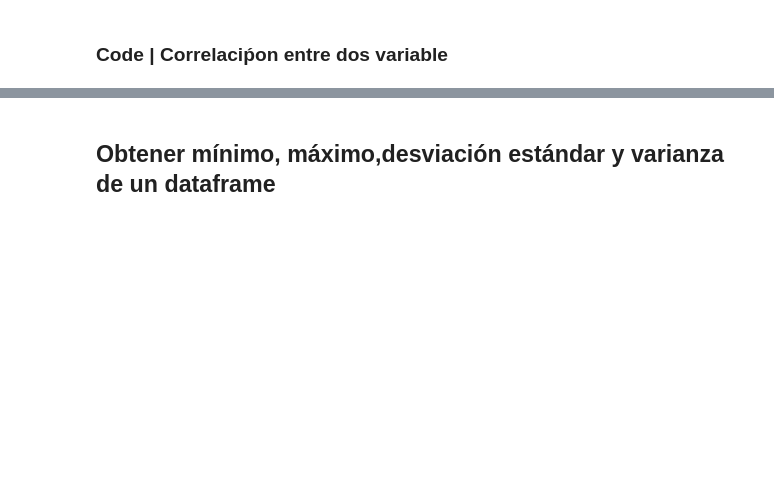
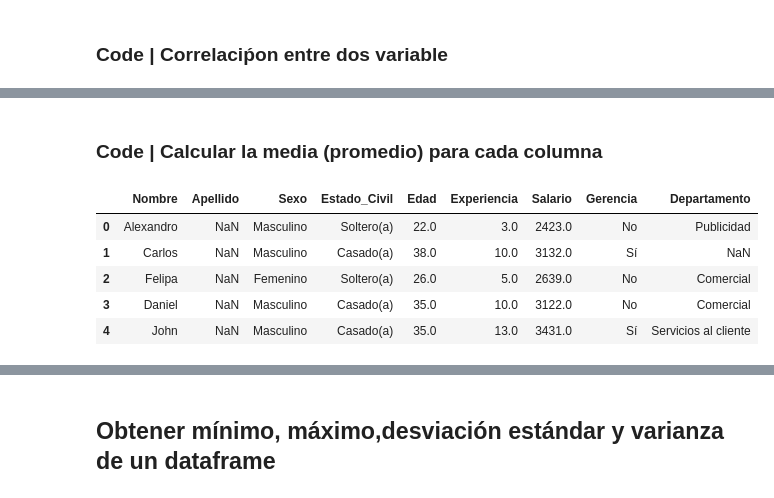
Before and after one commit to Vizuetcf09/desafio-programacion-python-ciencia-datos-3080127, a Jupyter notebook: desafio-programacion-python-ciencia-datos-3080127/02_procedimiento_y_analisis_de_datos/02_01_Correlacion_entre_dos_variables.ipynb, the cells around one changed output, grey strips where cells are left out. Saved outputs shown, nothing was run; the diff lists cells and outputs as text; code cells hidden in the pictures; blank space fills up the shorter version.

```diff
--- a/desafio-programacion-python-ciencia-datos-3080127/02_procedimiento_y_analisis_de_datos/02_01_Correlacion_entre_dos_variables.ipynb
+++ b/desafio-programacion-python-ciencia-datos-3080127/02_procedimiento_y_analisis_de_datos/02_01_Correlacion_entre_dos_variables.ipynb
@@ -51,0 +77,13 @@ import seaborn as sns
+# %% [markdown]
+### Code | Calcular la media (promedio) para cada columna
+# %%
+### Code | Calcular la media (promedio) para cada columna
+
+df.head()
+# %% [output]
+|  | Nombre | Apellido | Sexo | Estado_Civil | Edad | Experiencia | Salario | Gerencia | Departamento |
+| 0 | Alexandro | NaN | Masculino | Soltero(a) | 22.0 | 3.0 | 2423.0 | No | Publicidad |
+| 1 | Carlos | NaN | Masculino | Casado(a) | 38.0 | 10.0 | 3132.0 | Sí | NaN |
+| 2 | Felipa | NaN | Femenino | Soltero(a) | 26.0 | 5.0 | 2639.0 | No | Comercial |
+| 3 | Daniel | NaN | Masculino | Casado(a) | 35.0 | 10.0 | 3122.0 | No | Comercial |
+| 4 | John | NaN | Masculino | Casado(a) | 35.0 | 13.0 | 3431.0 | Sí | Servicios al cliente |
```
Also changed, not shown: parts of 10 cells of this notebook, 2 other files.
